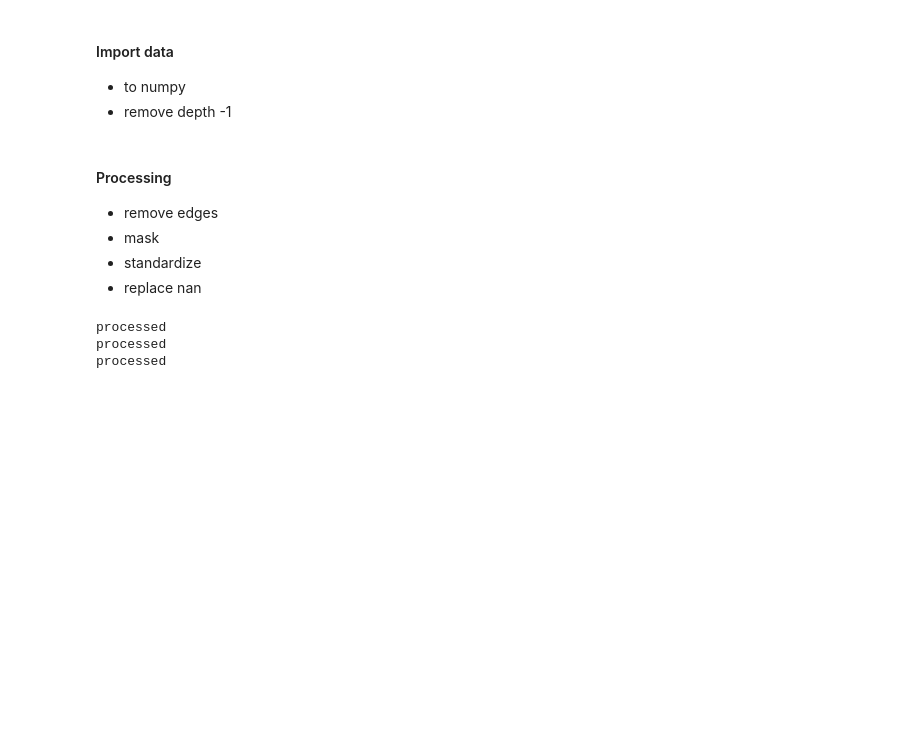
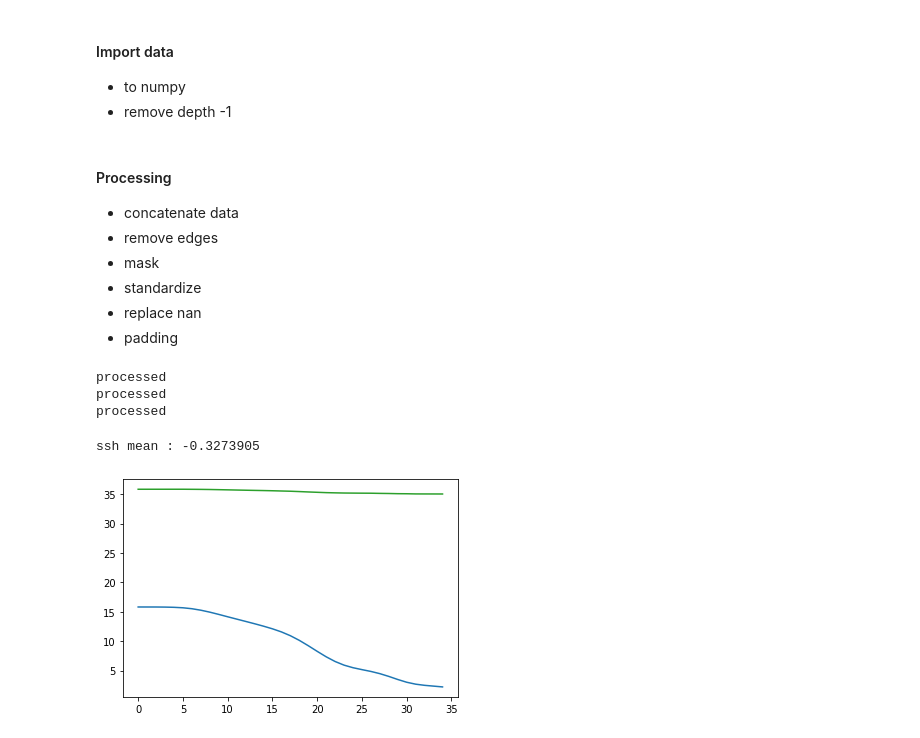
Before and after one commit to Etienne-Meunier/DINO-Fusion, a Jupyter notebook: Diffusion_Model/notebooks/data_loading.ipynb, the cells around one changed output. Saved outputs shown, nothing was run; the diff lists cells and outputs as text; code cells hidden in the pictures; blank space fills up the shorter version.

Commit message:
new data processing

```diff
--- a/Diffusion_Model/notebooks/data_loading.ipynb
+++ b/Diffusion_Model/notebooks/data_loading.ipynb
@@ -34,7 +36,9 @@ np.save('ssh.npy', ssh)
 del ssh
 # %% [markdown]
 #### Processing
+- concatenate data
 - remove edges
 - mask
 - standardize
 - replace nan
+- padding
@@ -100,7 +86,7 @@ def processData(data):
     data = replaceEdges(data,None)
     data, x_mean, x_std = standardize_4D(data)
     #replace nan values by 0
-    data = replaceEdges(data,0)
+    data = replaceEdges(data,-1)
     print("processed")
     return data,x_mean,x_std
 # %%
@@ -129,0 +115,7 @@ del dataset, dataset_infos
+# %%
+plt.plot(dataset_infos["mean"][0,:35,0,0],color="tab:blue")
+plt.plot(dataset_infos["mean"][0,35:70,0,0],color="tab:green")
+print("ssh mean :", dataset_infos["mean"][0,70,0,0])
+# %% [output]
+ssh mean : -0.3273905
+[figure, added]
```
Also changed, not shown: parts of 17 cells of this notebook.
